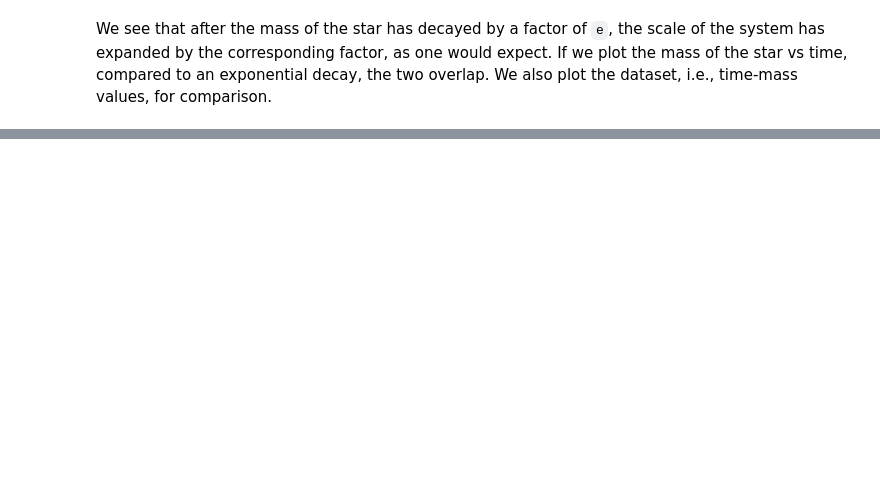
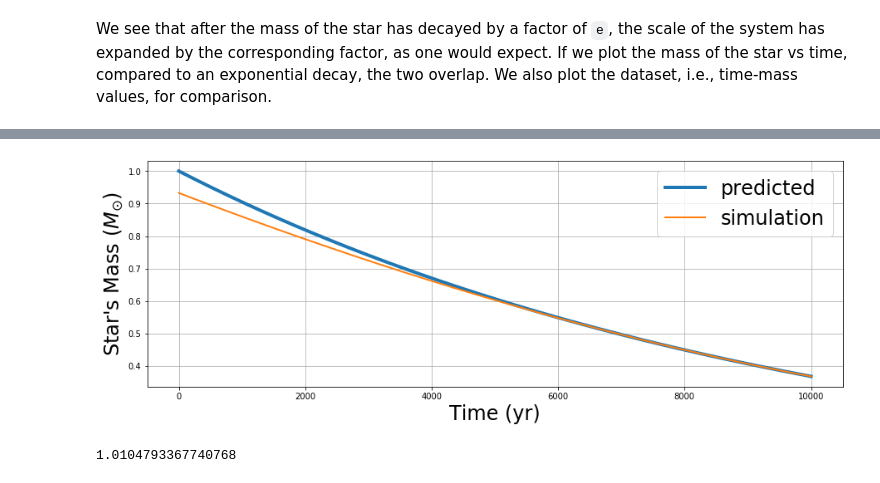
Before and after one commit to dtamayo/reboundx, a Jupyter notebook: ipython_examples/MassEvolution.ipynb, the cells around one changed output, grey strips where cells are left out. Saved outputs shown, nothing was run; the diff lists cells and outputs as text; code cells hidden in the pictures; blank space fills up the shorter version.

```diff
--- a/ipython_examples/MassEvolution.ipynb
+++ b/ipython_examples/MassEvolution.ipynb
@@ -83,0 +93,20 @@ ax.grid()
+# %%
+import matplotlib.pyplot as plt
+
+pred = M0*np.e**(times/-1.e4)
+
+fig = plt.figure(figsize=(15,5))
+ax = plt.subplot(111)
+ax.plot(times,pred, linewidth="4", label='predicted')
+ax.plot(times[::-1],mass, linewidth="2", label='simulation')
+#ax.plot(mass_age[:6], mass_val[:6], "o", color="black", markersize="8", label='dataset')
+ax.set_xlabel("Time (yr)", fontsize=24)
+ax.set_ylabel("Star's Mass ($M_{\odot}$)", fontsize=24)
+ax.legend(fontsize=24)
+ax.grid()
+# %% [output]
+[figure, added]
+# %%
+starmass.interpolate(rebx, t=0)
+# %% [output]
+1.0104793367740768
```
Also changed, not shown: parts of 5 cells of this notebook, 5 other files.
